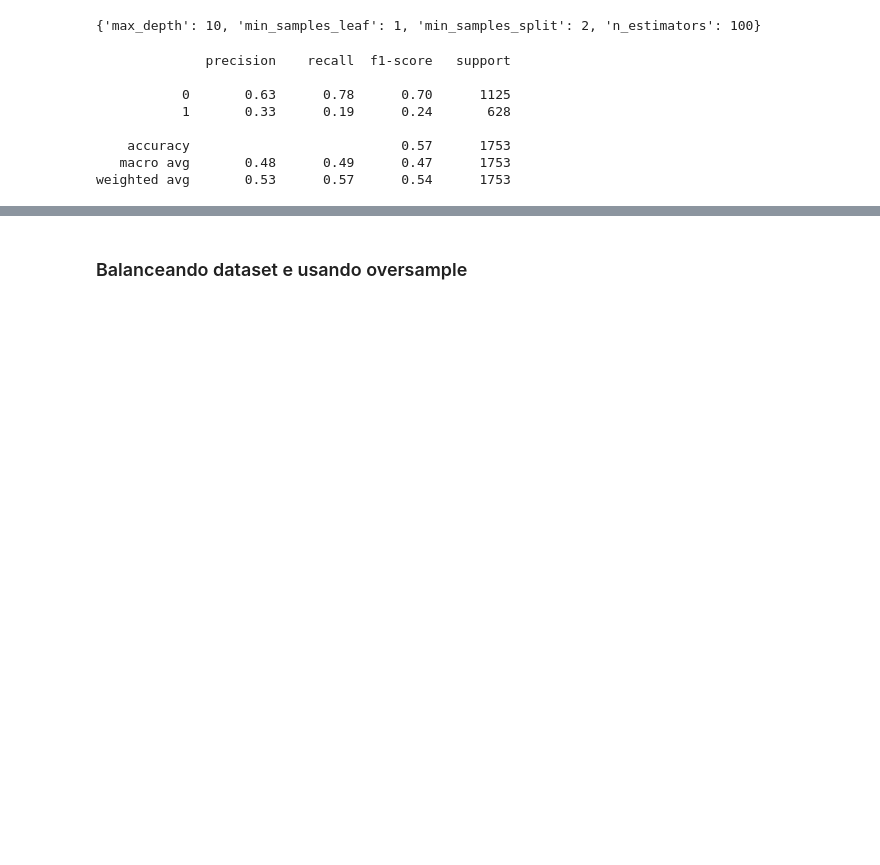
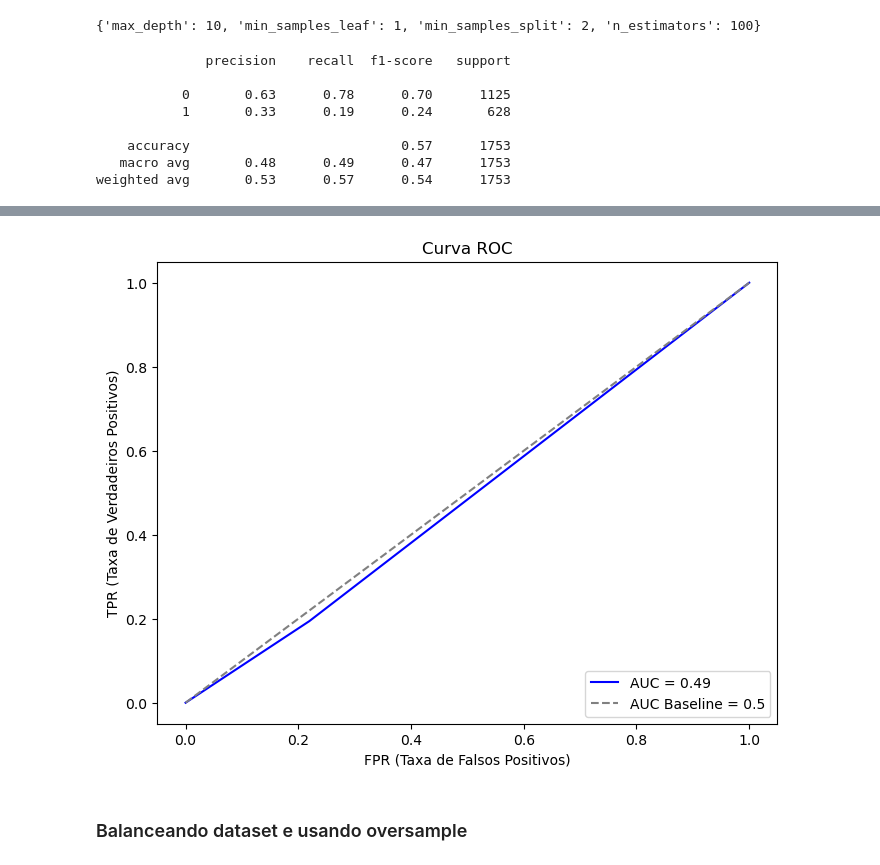
Before and after one commit to Gimieski/heart-attack-risk-predictor, a Jupyter notebook: train_test_model.ipynb, the cells around one changed output, grey strips where cells are left out. Cells and saved outputs as stored; diff of their text form; code cells hidden in the pictures; blank space fills up the shorter version.

```diff
--- a/train_test_model.ipynb
+++ b/train_test_model.ipynb
@@ -165,3 +179,19 @@ weighted avg       0.53      0.57      0.54      1753
+# %%
+y_pred_proba = model.predict_proba(x_train)[:, 1]
+
+fpr, tpr, _ = roc_curve(y_test, test_pred_over)
+roc_auc = auc(fpr, tpr)
+
+plt.figure(figsize=(8, 6))
+plt.plot(fpr, tpr, color="blue", label=f"AUC = {roc_auc:.2f}")
+plt.plot([0, 1], [0, 1], color="gray", linestyle="--", label="AUC Baseline = 0.5")
+plt.xlabel('FPR (Taxa de Falsos Positivos)')
+plt.ylabel('TPR (Taxa de Verdadeiros Positivos)')
+plt.title('Curva ROC')
+plt.legend(loc="lower right")
+plt.show()
+# %% [output]
+[figure, added]
 # %% [markdown]
 ### Balanceando dataset e usando oversample
 # %%
```
Also changed, not shown: parts of 9 cells of this notebook.
